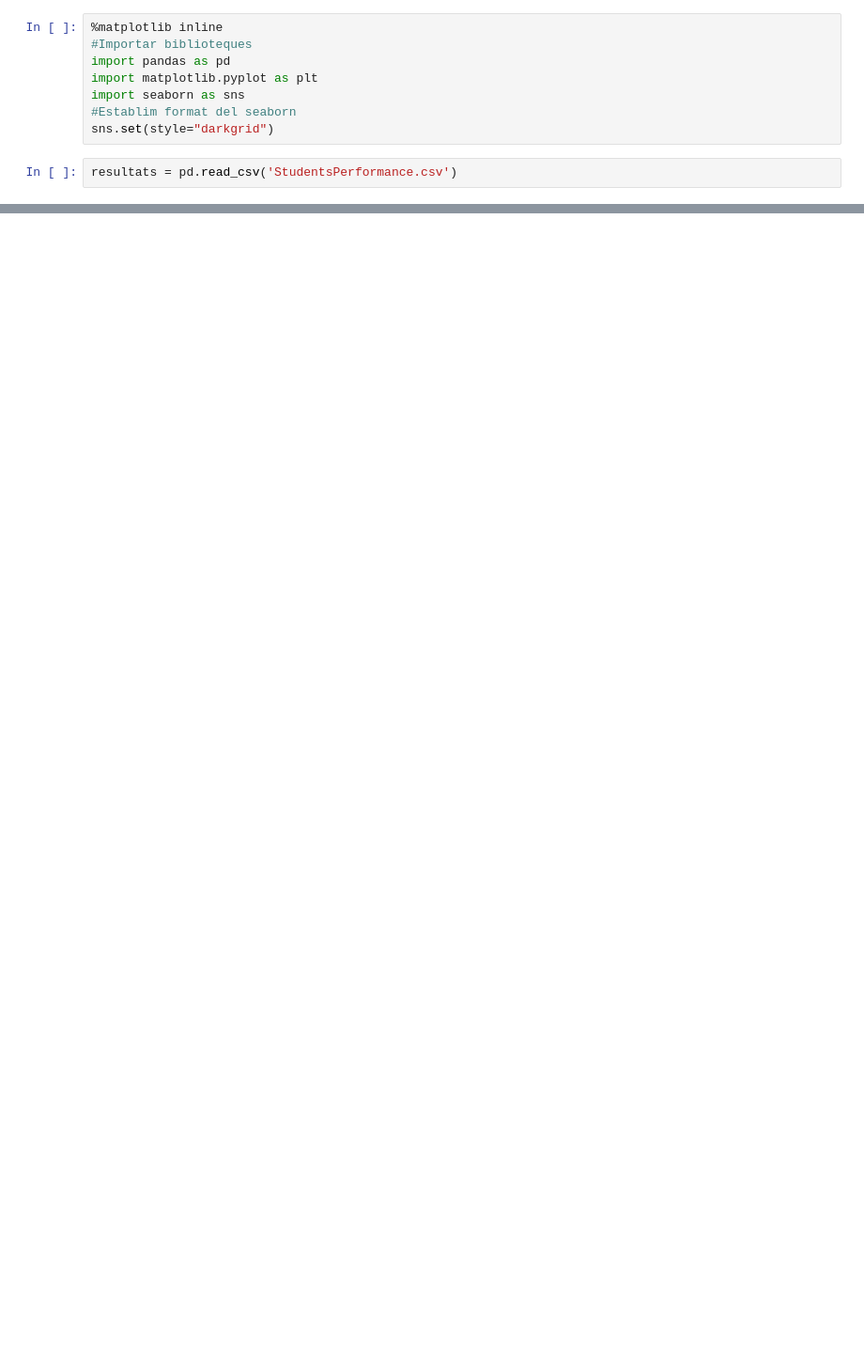
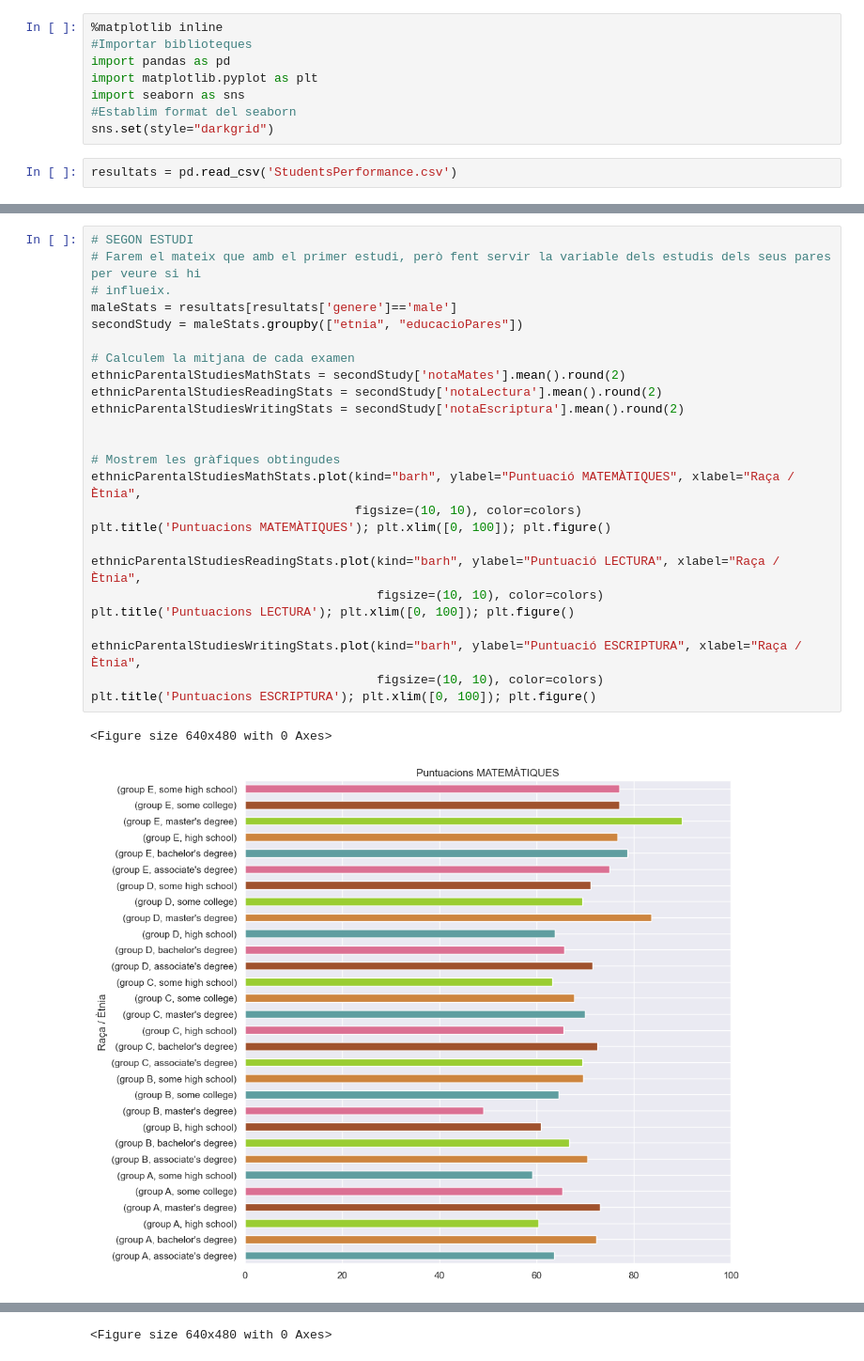
Before and after one commit to nicoguerin/bigdata, a Jupyter notebook: projecte_xavi_arechavala_nico_guerin.ipynb, the cells around one changed output, grey strips where cells are left out. Shown: that part at 94% size. Cells and saved outputs as stored; diff of their text form; blank space fills up the shorter version.

```diff
--- a/projecte_xavi_arechavala_nico_guerin.ipynb
+++ b/projecte_xavi_arechavala_nico_guerin.ipynb
@@ -22,0 +47,28 @@ ethnicWritingStats = combinedStats['writingScore'].mean().round(2).plot(kind='ba
+# %%
+# SEGON ESTUDI
+# Farem el mateix que amb el primer estudi, però fent servir la variable dels estudis dels seus pares per veure si hi
+# influeix.
+maleStats = resultats[resultats['genere']=='male']
+secondStudy = maleStats.groupby(["etnia", "educacioPares"])
+
+# Calculem la mitjana de cada examen
+ethnicParentalStudiesMathStats = secondStudy['notaMates'].mean().round(2)
+ethnicParentalStudiesReadingStats = secondStudy['notaLectura'].mean().round(2)
+ethnicParentalStudiesWritingStats = secondStudy['notaEscriptura'].mean().round(2)
+
+
+# Mostrem les gràfiques obtingudes
+ethnicParentalStudiesMathStats.plot(kind="barh", ylabel="Puntuació MATEMÀTIQUES", xlabel="Raça / Ètnia",
+                                    figsize=(10, 10), color=colors)
+plt.title('Puntuacions MATEMÀTIQUES'); plt.xlim([0, 100]); plt.figure()
+
+ethnicParentalStudiesReadingStats.plot(kind="barh", ylabel="Puntuació LECTURA", xlabel="Raça / Ètnia",
+                                       figsize=(10, 10), color=colors)
+plt.title('Puntuacions LECTURA'); plt.xlim([0, 100]); plt.figure()
+
+ethnicParentalStudiesWritingStats.plot(kind="barh", ylabel="Puntuació ESCRIPTURA", xlabel="Raça / Ètnia",
+                                       figsize=(10, 10), color=colors)
+plt.title('Puntuacions ESCRIPTURA'); plt.xlim([0, 100]); plt.figure()
+# %% [output]
+<Figure size 640x480 with 0 Axes>
+[figure, added]
@@ -22,0 +77 @@ ethnicWritingStats = combinedStats['writingScore'].mean().round(2).plot(kind='ba
+<Figure size 640x480 with 0 Axes>
```
Also changed, not shown: parts of 4 cells of this notebook.
